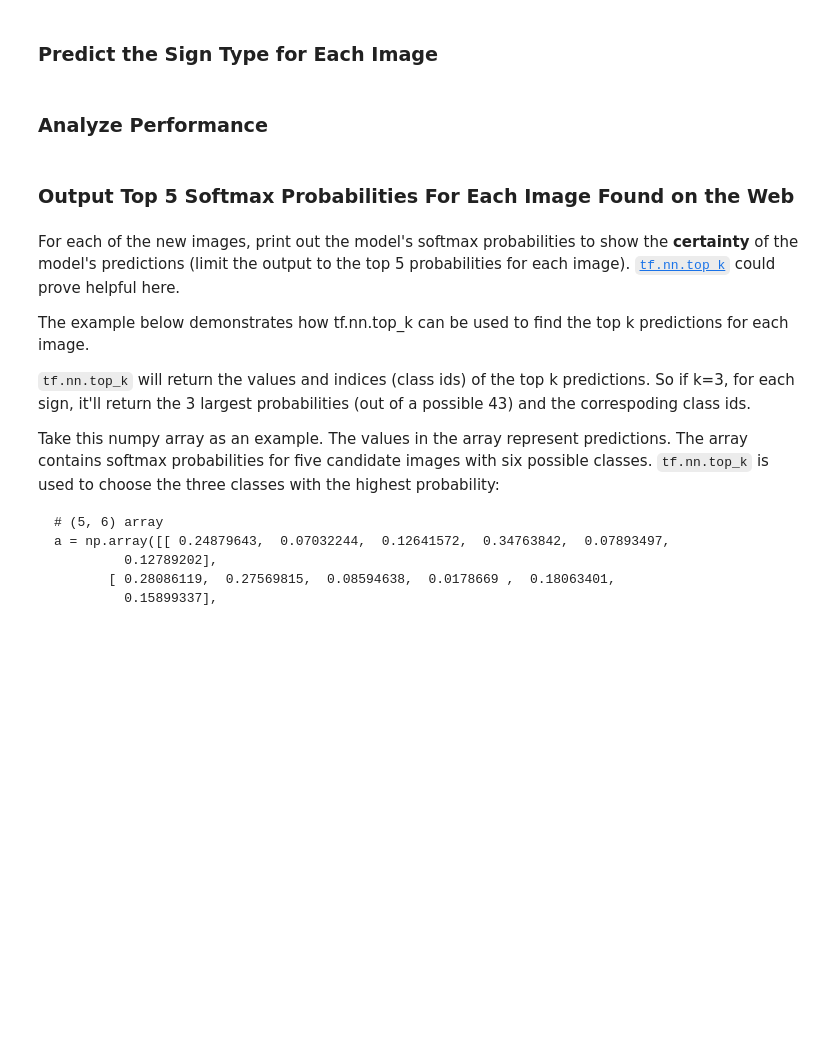
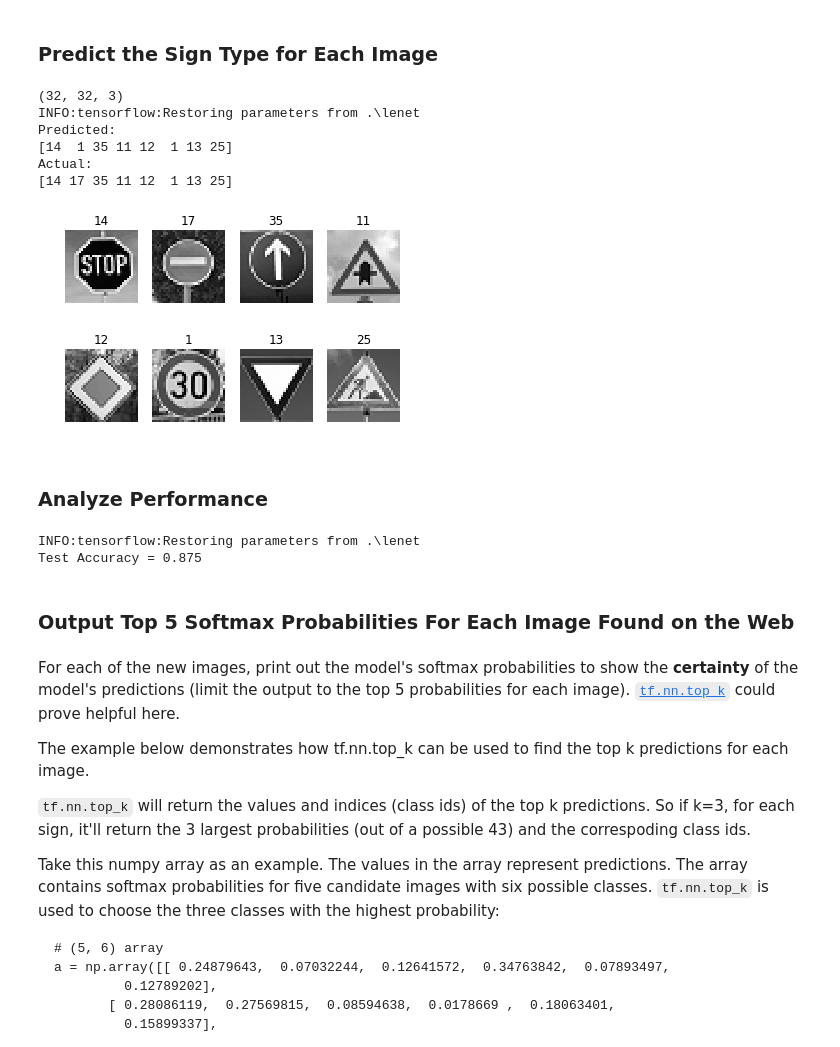
Before and after one commit to JanDietz/CarND-Traffic-Sign-Classifier-Project, a Jupyter notebook: Traffic_Sign_Classifier.ipynb, the cells around one changed output. Drawn from its saved outputs; the diff is of its cells as text; code cells hidden in the pictures; blank space fills up the shorter version.

```diff
--- a/Traffic_Sign_Classifier.ipynb
+++ b/Traffic_Sign_Classifier.ipynb
@@ -334,8 +411,50 @@ You may find `signnames.csv` useful as it contains mappings from the class id (i
+# %%
+### Run the predictions here and use the model to output the prediction for each image.
+### Make sure to pre-process the images with the same pre-processing pipeline used earlier.
+### Feel free to use as many code cells as needed.
+XXX = preprocess(XX)
+yyy = yy
+print(XX[1].shape)
+fig1 = plt.figure(figsize=(6,4))
+for idx in range(signs_num):
+    ax1 = fig1.add_subplot(2,4,idx+1)
+    ax1.imshow(XXX[idx].squeeze(), cmap='gray')
+    ax1.axis('off')
+    ax1.set_title(yyy[idx])
+
+softmax_logits = tf.nn.softmax(logits)
+top_k = tf.nn.top_k(softmax_logits, k=5)
+
+with tf.Session() as sess:
+    saver.restore(sess, tf.train.latest_checkpoint('.'))
+    predictions = sess.run(prediction, feed_dict={x: XXX, y: yyy, keep_prob: 1.0})
+    sftmax = sess.run(softmax_logits, feed_dict={x: XXX, y: yyy, keep_prob: 1.0})
+    topk = sess.run(top_k, feed_dict={x: XXX, y: yyy, keep_prob: 1.0})
+
+print ('Predicted:')
+print (predictions)
+print ('Actual:')
+print (yy)
+# %% [output]
+(32, 32, 3)
+INFO:tensorflow:Restoring parameters from .\lenet
+Predicted:
+[14  1 35 11 12  1 13 25]
+Actual:
+[14 17 35 11 12  1 13 25]
+[figure, added]
 # %% [markdown]
 ### Analyze Performance
 # %%
 ### Calculate the accuracy for these 5 new images.
 ### For example, if the model predicted 1 out of 5 signs correctly, it's 20% accurate on these new images.
+with tf.Session() as sess:
+    saver.restore(sess, tf.train.latest_checkpoint('.'))
+    test_accuracy = evaluate(XXX, yyy)
+    print("Test Accuracy = {:.3f}".format(test_accuracy))
+# %% [output]
+INFO:tensorflow:Restoring parameters from .\lenet
+Test Accuracy = 0.875
 # %% [markdown]
 ### Output Top 5 Softmax Probabilities For Each Image Found on the Web
 # %% [markdown]
```
Also changed, not shown: parts of 13 cells of this notebook, 3 other files.
